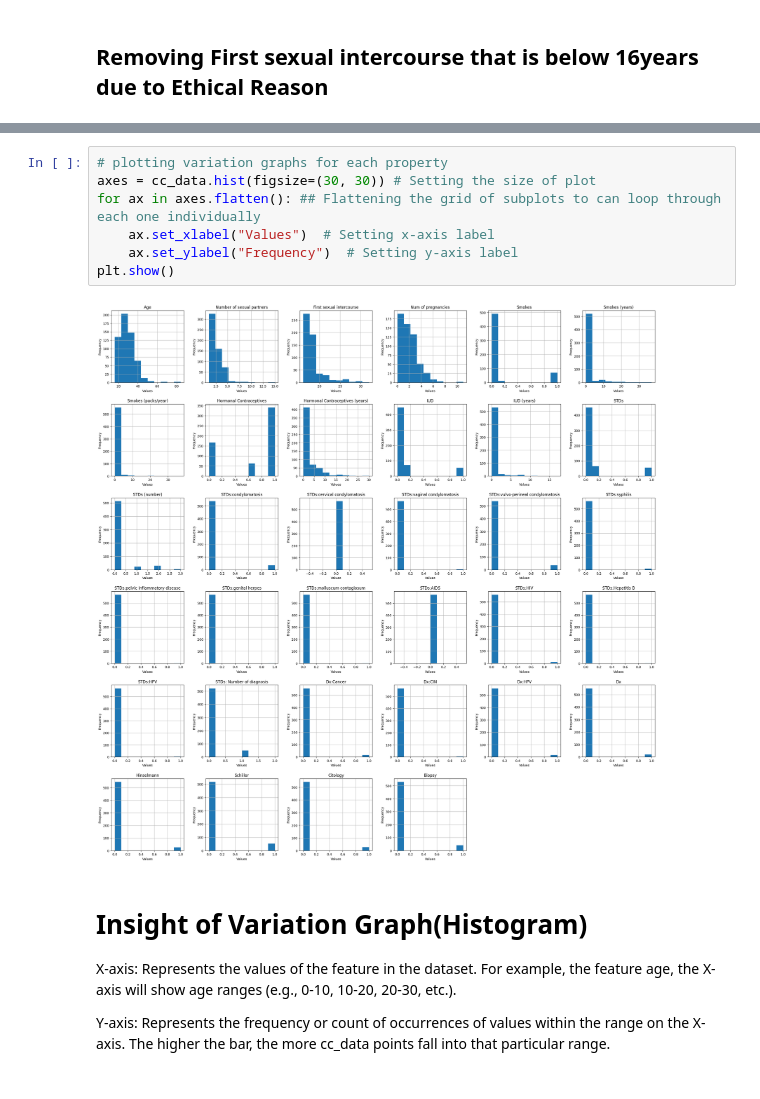
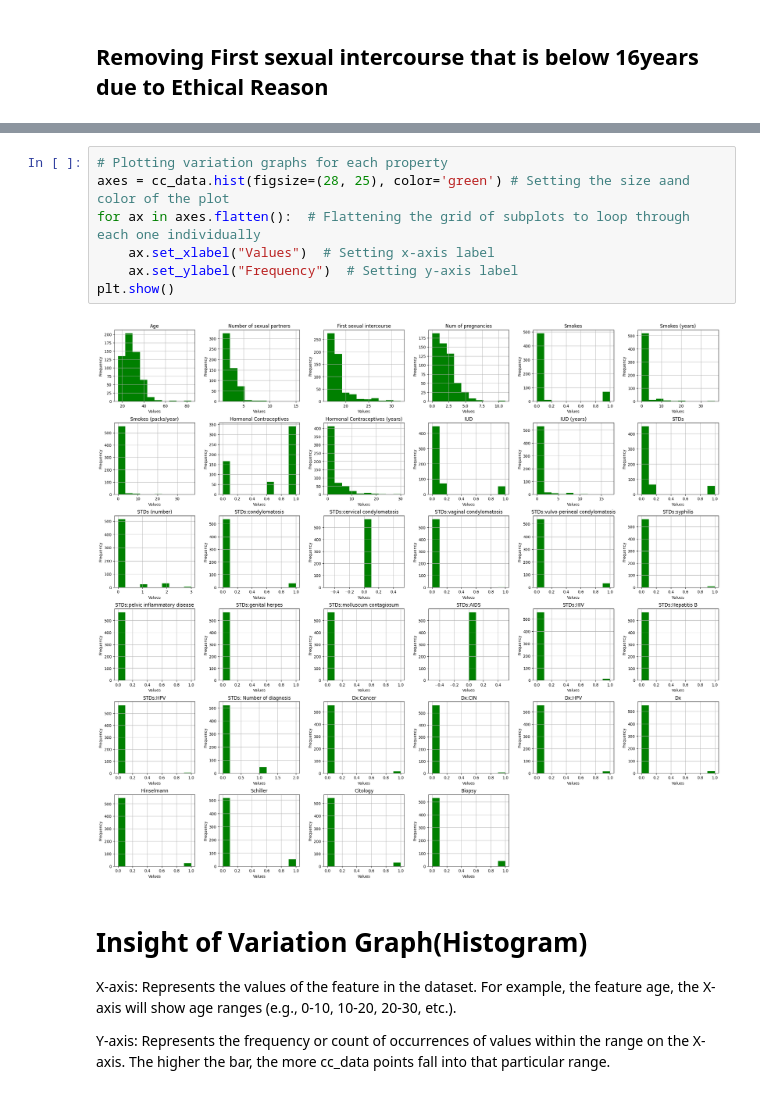
Before and after one commit to va22abb/Msc-Data-Project-Comparative-study-of-machine-learning-algorithms-in-predicting-cervical-cancer, a Jupyter notebook: Final_Project_Cervical_Cancer_Code.ipynb, the cells around one changed output, grey strips where cells are left out. Drawn from its saved outputs; the diff is of its cells as text.

```diff
--- a/Final_Project_Cervical_Cancer_Code.ipynb
+++ b/Final_Project_Cervical_Cancer_Code.ipynb
@@ -310,14 +312,14 @@ Data columns (total 34 columns):
 dtypes: float64(24), int64(10)
 memory usage: 155.9 KB
 # %%
-# plotting variation graphs for each property
-axes = cc_data.hist(figsize=(30, 30)) # Setting the size of plot
-for ax in axes.flatten(): ## Flattening the grid of subplots to can loop through each one individually
+# Plotting variation graphs for each property
+axes = cc_data.hist(figsize=(28, 25), color='green') # Setting the size aand color of the plot
+for ax in axes.flatten():  # Flattening the grid of subplots to loop through each one individually
     ax.set_xlabel("Values")  # Setting x-axis label
     ax.set_ylabel("Frequency")  # Setting y-axis label
 plt.show()
 # %% [output]
-[figure, old version]
+[figure, new version]
 # %% [markdown]
 # **Insight of Variation Graph(Histogram)**
 
```
Also changed, not shown: parts of 44 cells of this notebook.
